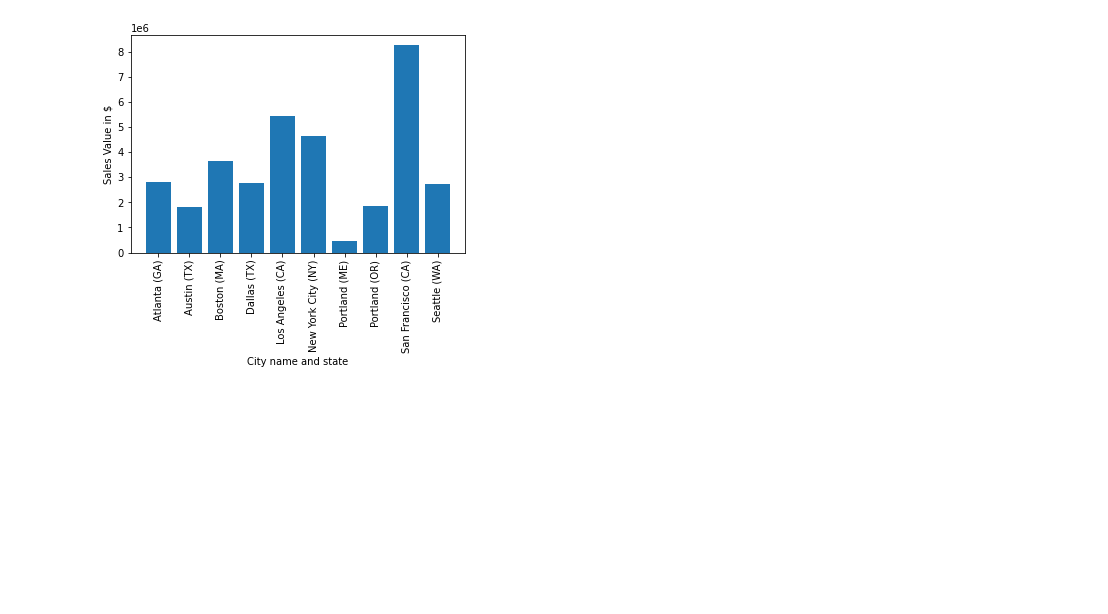
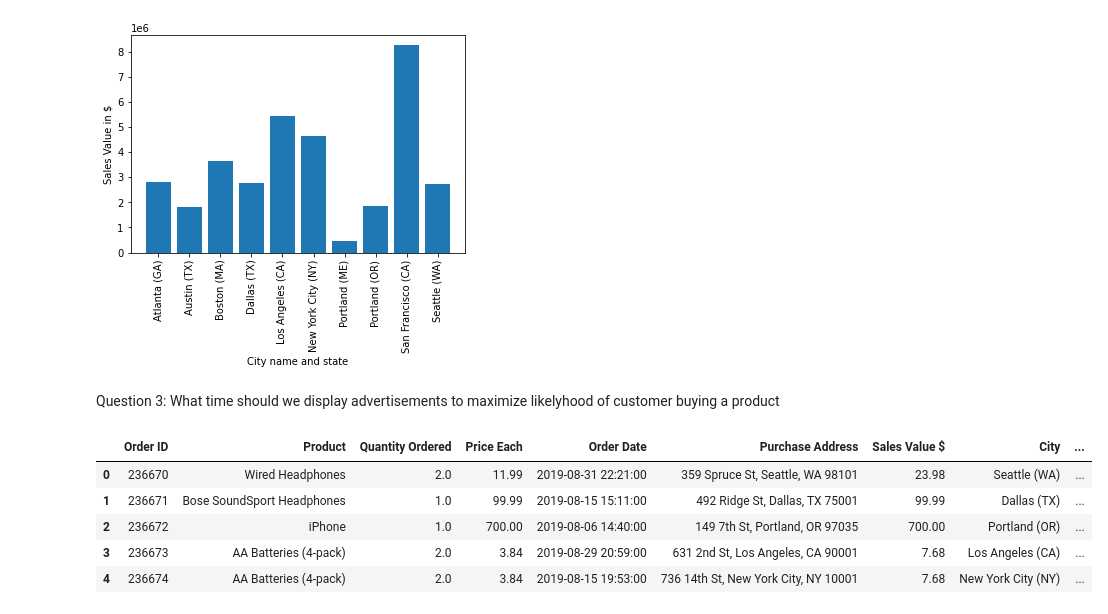
Before and after one commit to glinkapiotr/Sales-Analysis, a Jupyter notebook: Sales_Analysis.ipynb, the cells around one changed output. Drawn from its saved outputs; the diff is of its cells as text; code cells hidden in the pictures; blank space fills up the shorter version.

```diff
--- a/Sales_Analysis.ipynb
+++ b/Sales_Analysis.ipynb
@@ -253,2 +254,4 @@ plt.show()
 # %% [output]
 [figure]
+# %% [markdown]
+Question 3: What time should we display advertisements to maximize likelyhood of customer buying a product
@@ -254,0 +261,13 @@ plt.show()
+# %%
+all_data['Hour'] = all_data['Order Date'].dt.hour
+all_data['Minute'] = all_data['Order Date'].dt.minute
+all_data['Month'] = all_data['Order Date'].dt.month
+all_data['Day'] = all_data['Order Date'].dt.day
+all_data.head()
+# %% [output]
+|  | Order ID | Product | Quantity Ordered | Price Each | Order Date | Purchase Address | Sales Value $ | City | ... |
+| 0 | 236670 | Wired Headphones | 2.0 | 11.99 | 2019-08-31 22:21:00 | 359 Spruce St, Seattle, WA 98101 | 23.98 | Seattle (WA) | ... |
+| 1 | 236671 | Bose SoundSport Headphones | 1.0 | 99.99 | 2019-08-15 15:11:00 | 492 Ridge St, Dallas, TX 75001 | 99.99 | Dallas (TX) | ... |
+| 2 | 236672 | iPhone | 1.0 | 700.00 | 2019-08-06 14:40:00 | 149 7th St, Portland, OR 97035 | 700.00 | Portland (OR) | ... |
+| 3 | 236673 | AA Batteries (4-pack) | 2.0 | 3.84 | 2019-08-29 20:59:00 | 631 2nd St, Los Angeles, CA 90001 | 7.68 | Los Angeles (CA) | ... |
+| 4 | 236674 | AA Batteries (4-pack) | 2.0 | 3.84 | 2019-08-15 19:53:00 | 736 14th St, New York City, NY 10001 | 7.68 | New York City (NY) | ... |
```
Also changed, not shown: parts of 3 cells of this notebook.
